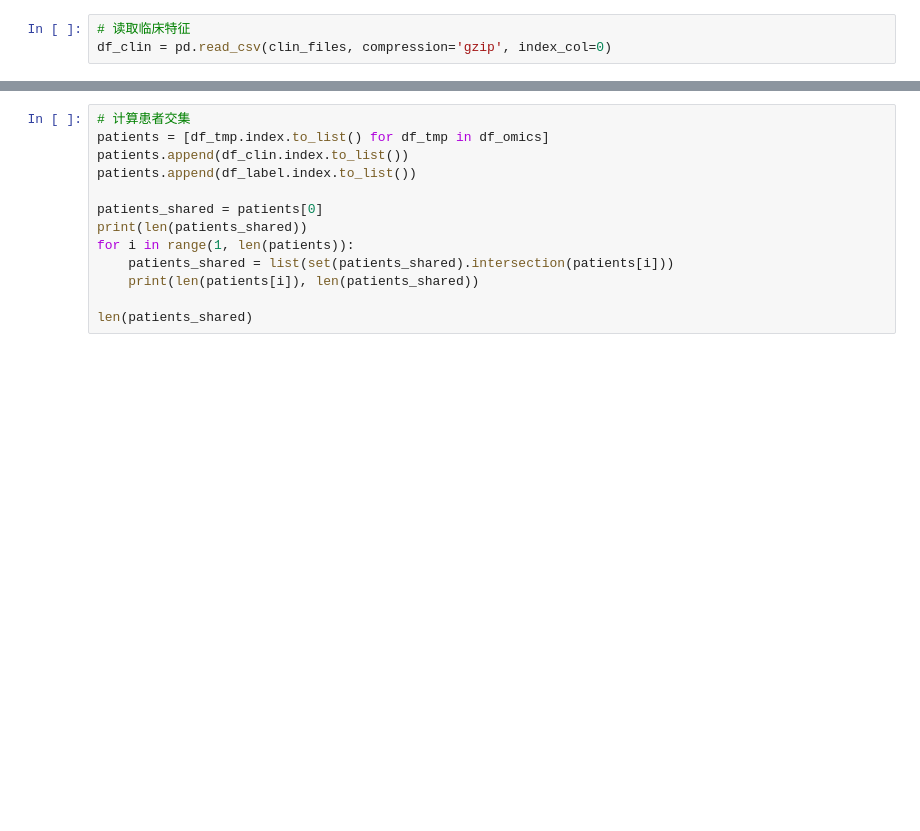
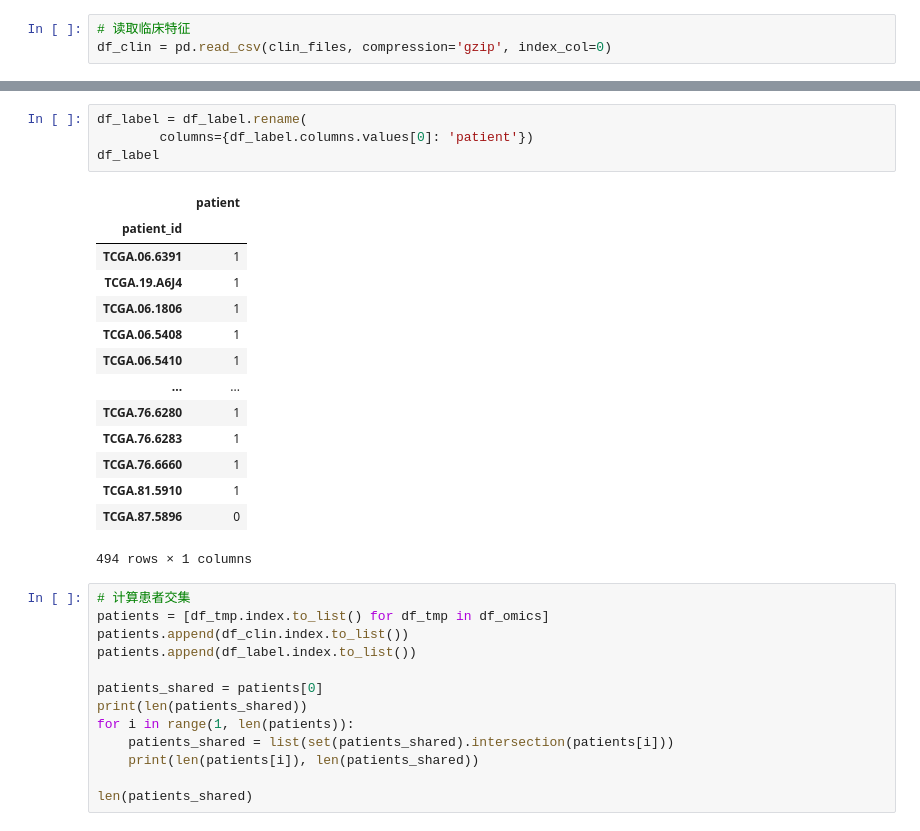
Before and after one commit to BioAI-kits/AttentionMOI, a Jupyter notebook: distribution.ipynb, the cells around one changed output, grey strips where cells are left out. Saved outputs shown, nothing was run; the diff lists cells and outputs as text; blank space fills up the shorter version.

```diff
--- a/distribution.ipynb
+++ b/distribution.ipynb
@@ -60,3 +110,22 @@ df_label = pd.read_csv(label_file, index_col=0)
+# %%
+df_label = df_label.rename(
+        columns={df_label.columns.values[0]: 'patient'})
+df_label
+# %% [output]
+|  | patient |
+| patient_id |  |
+| TCGA.06.6391 | 1 |
+| TCGA.19.A6J4 | 1 |
+| TCGA.06.1806 | 1 |
+| TCGA.06.5408 | 1 |
+| TCGA.06.5410 | 1 |
+| ... | ... |
+| TCGA.76.6280 | 1 |
+| TCGA.76.6283 | 1 |
+| TCGA.76.6660 | 1 |
+| TCGA.81.5910 | 1 |
+| TCGA.87.5896 | 0 |
+494 rows × 1 columns
 # %%
 # 计算患者交集
 patients = [df_tmp.index.to_list() for df_tmp in df_omics]
```
Also changed, not shown: parts of 6 cells of this notebook, 3 other files.
